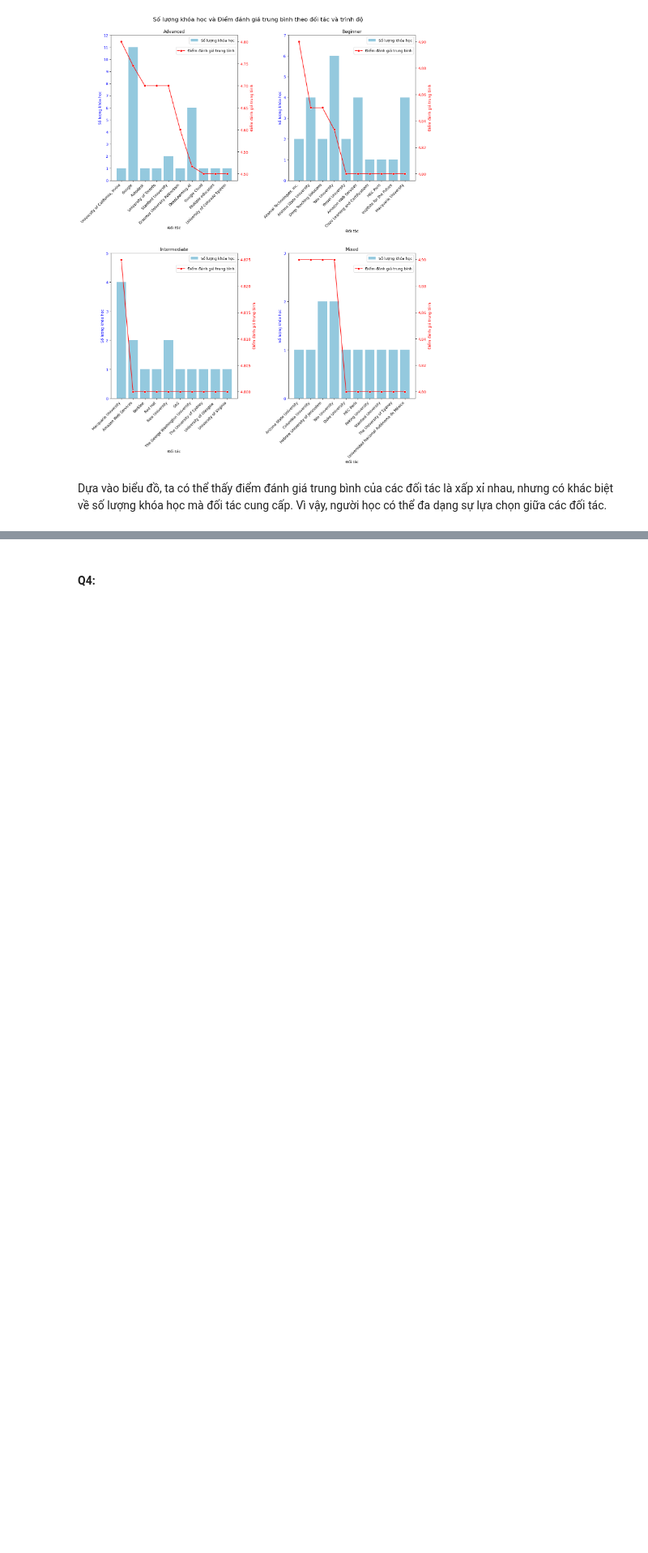
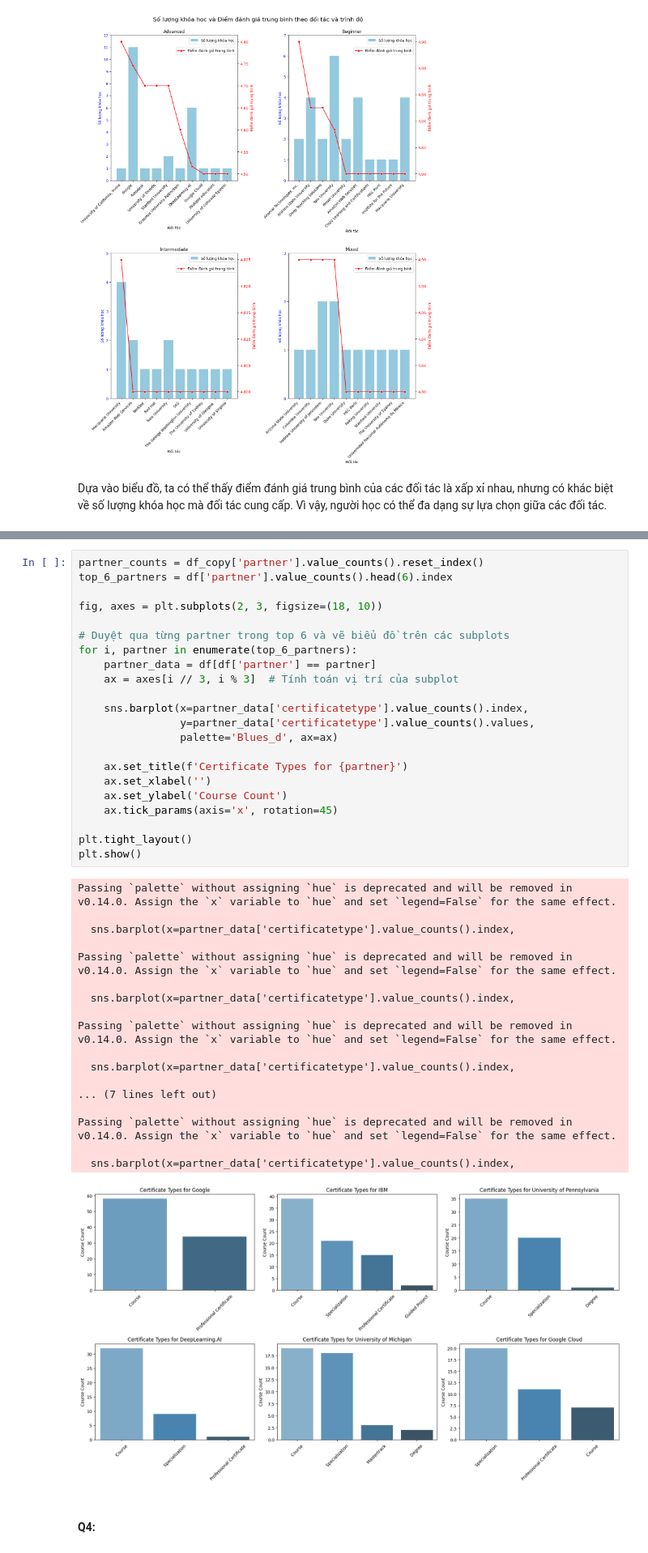
Before and after one commit to phamuyen171/FinalPrjct_LTKHDL, a Jupyter notebook: source/IdetifyAndAnswerQuestion.ipynb, the cells around one changed output, grey strips where cells are left out. Shown at 81% size. Cells and saved outputs as stored; diff of their text form; blank space fills up the shorter version.

```diff
--- a/source/IdetifyAndAnswerQuestion.ipynb
+++ b/source/IdetifyAndAnswerQuestion.ipynb
@@ -462,2 +619,43 @@ Dựa vào biểu đồ, ta có thể thấy điểm đánh giá trung bình c
+# %%
+partner_counts = df_copy['partner'].value_counts().reset_index()
+top_6_partners = df['partner'].value_counts().head(6).index
+
+fig, axes = plt.subplots(2, 3, figsize=(18, 10))
+
+# Duyệt qua từng partner trong top 6 và vẽ biểu đồ trên các subplots
+for i, partner in enumerate(top_6_partners):
+    partner_data = df[df['partner'] == partner]
+    ax = axes[i // 3, i % 3]  # Tính toán vị trí của subplot
+
+    sns.barplot(x=partner_data['certificatetype'].value_counts().index,
+                y=partner_data['certificatetype'].value_counts().values,
+                palette='Blues_d', ax=ax)
+
+    ax.set_title(f'Certificate Types for {partner}')
+    ax.set_xlabel('')
+    ax.set_ylabel('Course Count')
+    ax.tick_params(axis='x', rotation=45)
+
+plt.tight_layout()
+plt.show()
+# %% [output]
+Passing `palette` without assigning `hue` is deprecated and will be removed in v0.14.0. Assign the `x` variable to `hue` and set `legend=False` for the same effect.
+
+  sns.barplot(x=partner_data['certificatetype'].value_counts().index,
+
+Passing `palette` without assigning `hue` is deprecated and will be removed in v0.14.0. Assign the `x` variable to `hue` and set `legend=False` for the same effect.
+
+  sns.barplot(x=partner_data['certificatetype'].value_counts().index,
+
+Passing `palette` without assigning `hue` is deprecated and will be removed in v0.14.0. Assign the `x` variable to `hue` and set `legend=False` for the same effect.
+
+  sns.barplot(x=partner_data['certificatetype'].value_counts().index,
+
+... (7 lines left out)
+
+Passing `palette` without assigning `hue` is deprecated and will be removed in v0.14.0. Assign the `x` variable to `hue` and set `legend=False` for the same effect.
+
+  sns.barplot(x=partner_data['certificatetype'].value_counts().index,
+[figure, added]
 # %% [markdown]
 #### Q4: <a id="q4"></a>
```
Also changed, not shown: parts of 18 cells of this notebook.
